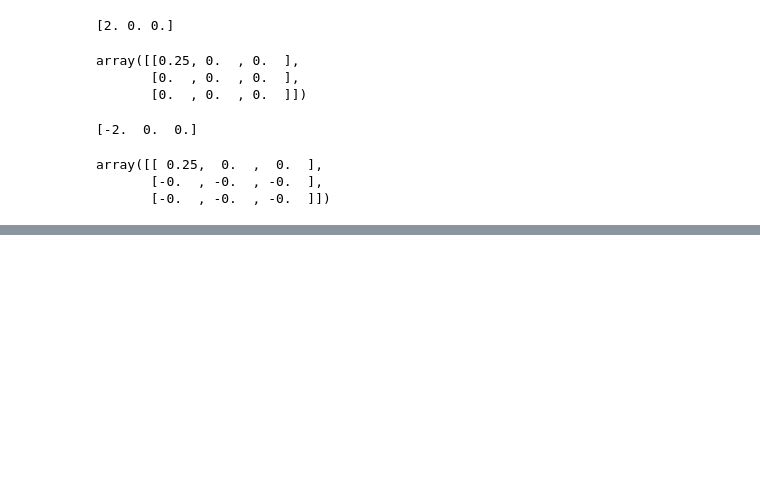
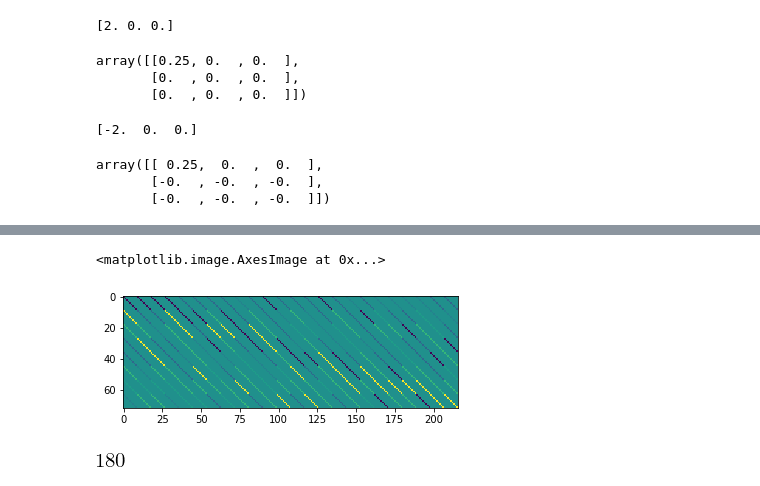
Before and after one commit to lanl/tardigrade-overlap-coupling, a Jupyter notebook: src/python/generate_example_data.ipynb, the cells around one changed output, grey strips where cells are left out. Drawn from its saved outputs; the diff is of its cells as text; code cells hidden in the pictures; blank space fills up the shorter version.

```diff
--- a/src/python/generate_example_data.ipynb
+++ b/src/python/generate_example_data.ipynb
@@ -351,0 +617,9 @@ array([[ 0.25,  0.  ,  0.  ],
+# %%
+plt.imshow(A)
+# %% [output]
+<matplotlib.image.AxesImage at 0x...>
+[figure, added]
+# %%
+A.shape[0] + C.shape[0]
+# %% [output]
+[figure, added]
```
Also changed, not shown: parts of 32 cells of this notebook, 12 other files.
